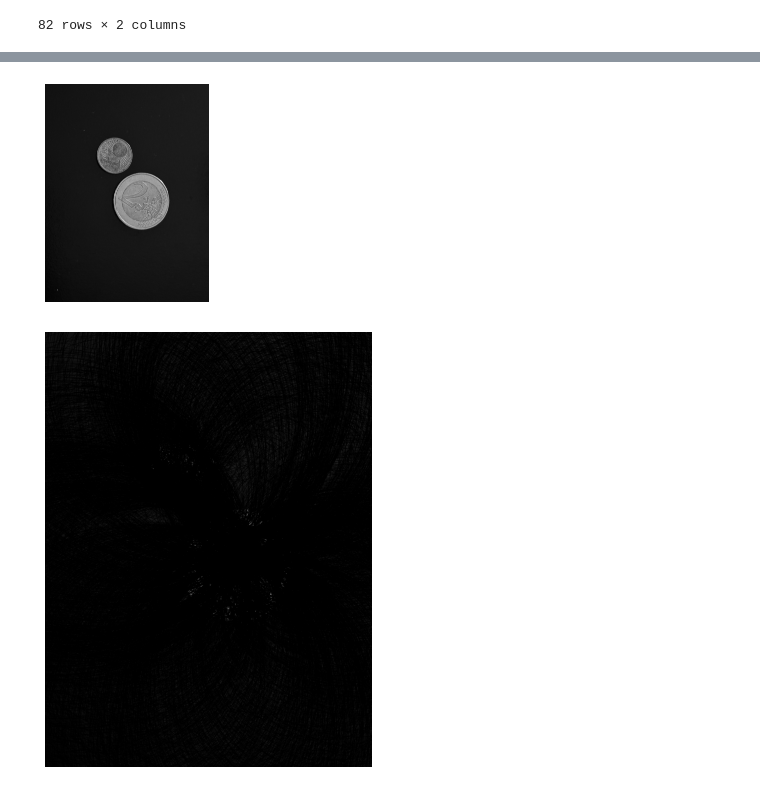
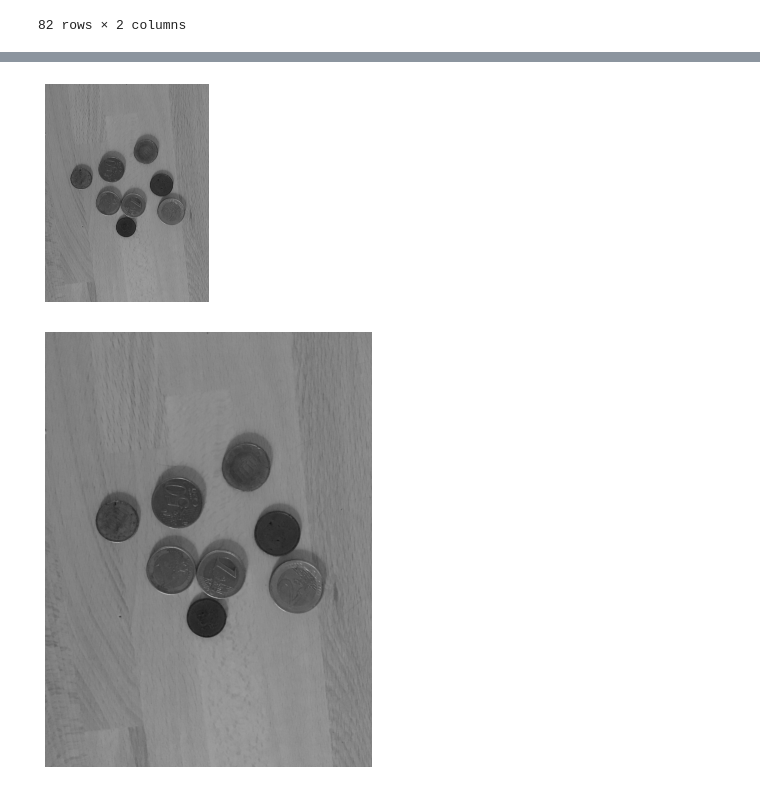
Before and after one commit to Ragnarock-16/CoinCounter, a Jupyter notebook: CoinCounter/notebook.ipynb, the cells around one changed output, grey strips where cells are left out. Drawn from its saved outputs; the diff is of its cells as text; code cells hidden in the pictures.

```diff
--- a/CoinCounter/notebook.ipynb
+++ b/CoinCounter/notebook.ipynb
@@ -58,5 +74,5 @@ def read_images():
 # %%
 images = read_images()
 # %%
-img = images["2e01c.jpg"]
+img = images["IMG_1642.JPG"]
 img = cv2.cvtColor(img, cv2.COLOR_BGR2RGB)
@@ -72,6 +104,6 @@ plt.imshow(img)
 plt.axis('off')  # Turn off axis
 plt.show()
 # %% [output]
-[figure, old version]
+[figure, new version]
 # %%
-img = cv2.cvtColor(img, cv2.COLOR_BGR2GRAY)
+gray = cv2.cvtColor(img, cv2.COLOR_BGR2GRAY)
@@ -91,7 +110,9 @@ if circles is not None:
+# %%
+blurred = cv2.GaussianBlur(gray, (9, 9), 2)
 # %%
 plt.figure(figsize=(10, 8))  # Adjust the width and height as needed
-plt.imshow(cv2.cvtColor(img, cv2.COLOR_BGR2RGB))
+plt.imshow(cv2.cvtColor(blurred, cv2.COLOR_BGR2RGB))
 plt.axis('off')
 plt.show()
 # %% [output]
-[figure, old version]
+[figure, new version]
```
Also changed, not shown: parts of 16 cells of this notebook.
